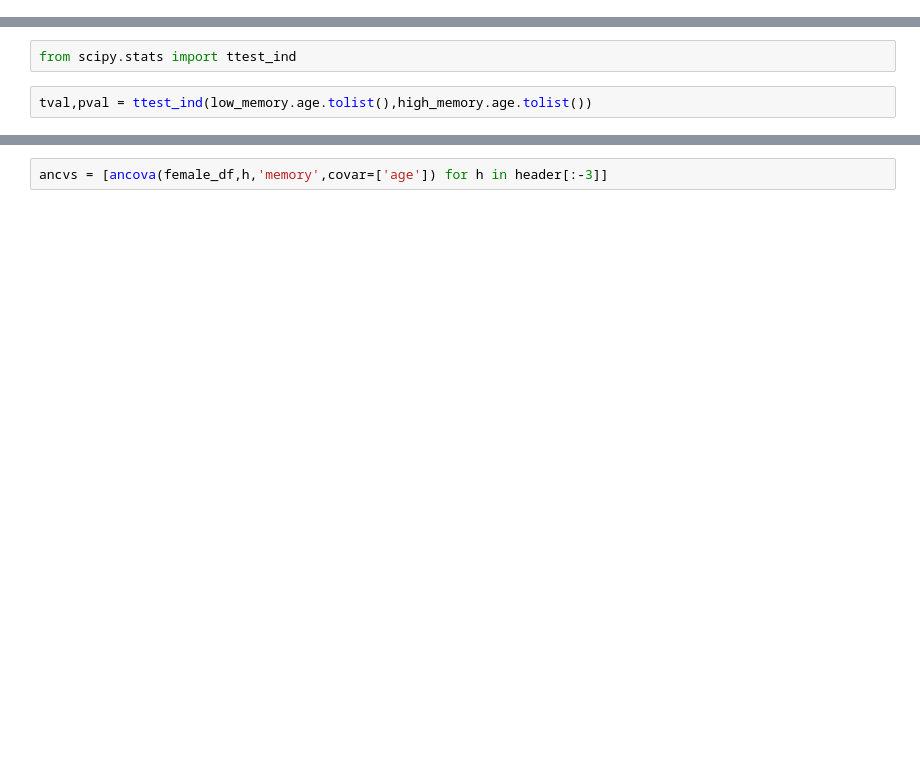
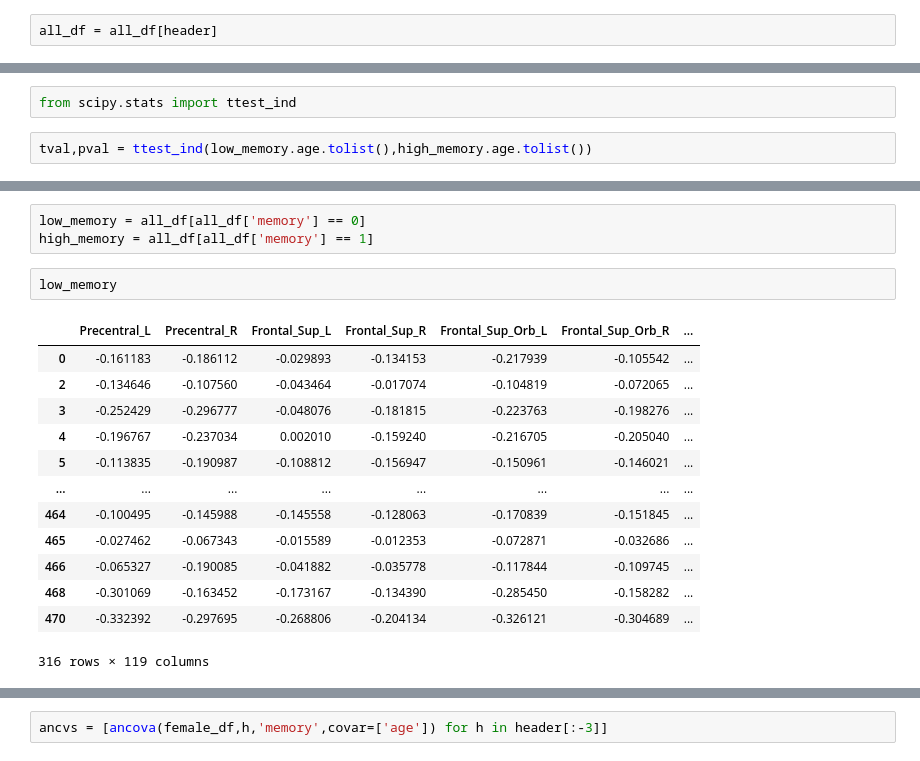
Before and after one commit to nspranav/Ukbiobank_ADHD, a Jupyter notebook: computed_aattributions.ipynb, the cells around one changed output, grey strips where cells are left out. Saved outputs shown, nothing was run; the diff lists cells and outputs as text; blank space fills up the shorter version.

```diff
--- a/computed_aattributions.ipynb
+++ b/computed_aattributions.ipynb
@@ -225,0 +92,2 @@ header = all_df.columns.tolist()
+# %%
+all_df = all_df[header]
@@ -424,0 +231,19 @@ from pingouin import ancova
+# %%
+low_memory = all_df[all_df['memory'] == 0]
+high_memory = all_df[all_df['memory'] == 1]
+# %%
+low_memory
+# %% [output]
+|  | Precentral_L | Precentral_R | Frontal_Sup_L | Frontal_Sup_R | Frontal_Sup_Orb_L | Frontal_Sup_Orb_R | ... |
+| 0 | -0.161183 | -0.186112 | -0.029893 | -0.134153 | -0.217939 | -0.105542 | ... |
+| 2 | -0.134646 | -0.107560 | -0.043464 | -0.017074 | -0.104819 | -0.072065 | ... |
+| 3 | -0.252429 | -0.296777 | -0.048076 | -0.181815 | -0.223763 | -0.198276 | ... |
+| 4 | -0.196767 | -0.237034 | 0.002010 | -0.159240 | -0.216705 | -0.205040 | ... |
+| 5 | -0.113835 | -0.190987 | -0.108812 | -0.156947 | -0.150961 | -0.146021 | ... |
+| ... | ... | ... | ... | ... | ... | ... | ... |
+| 464 | -0.100495 | -0.145988 | -0.145558 | -0.128063 | -0.170839 | -0.151845 | ... |
+| 465 | -0.027462 | -0.067343 | -0.015589 | -0.012353 | -0.072871 | -0.032686 | ... |
+| 466 | -0.065327 | -0.190085 | -0.041882 | -0.035778 | -0.117844 | -0.109745 | ... |
+| 468 | -0.301069 | -0.163452 | -0.173167 | -0.134390 | -0.285450 | -0.158282 | ... |
+| 470 | -0.332392 | -0.297695 | -0.268806 | -0.204134 | -0.326121 | -0.304689 | ... |
+316 rows × 119 columns
```
Also changed, not shown: parts of 183 cells of this notebook, 22 other files.
